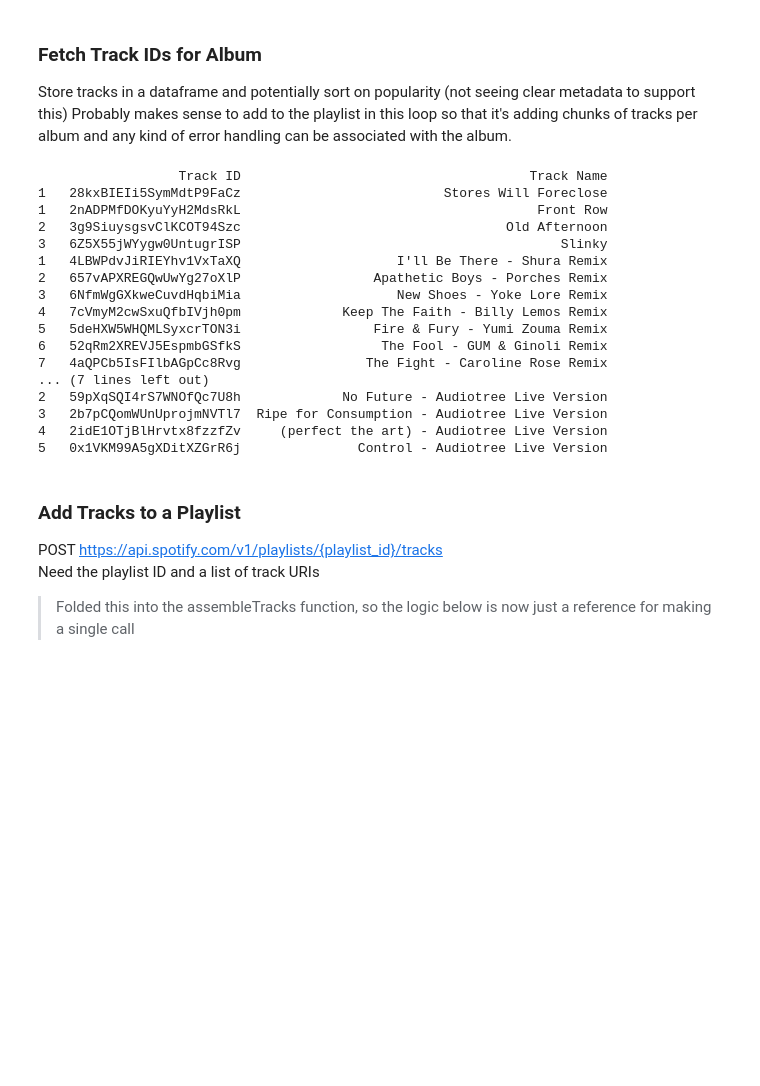
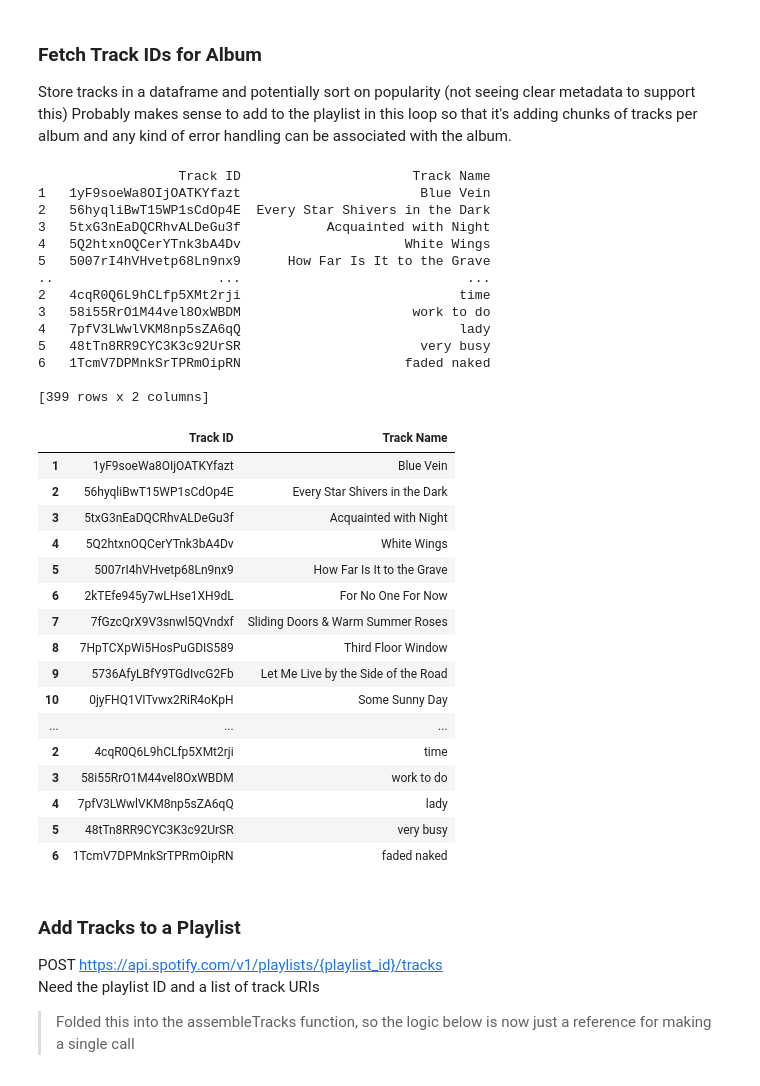
Before and after one commit to patrick-still/music-engine, a Jupyter notebook: assemble.ipynb, the cells around one changed output. Saved outputs shown, nothing was run; the diff lists cells and outputs as text; code cells hidden in the pictures; blank space fills up the shorter version.

Commit message:
Basic error handling and successful 20210220 playlist creation

```diff
--- a/assemble.ipynb
+++ b/assemble.ipynb
@@ -191,10 +236,13 @@ print(json.dumps(getUser, indent=2))
 Store tracks in a dataframe and potentially sort on popularity (not seeing clear metadata to support this)
 Probably makes sense to add to the playlist in this loop so that it's adding chunks of tracks per album and any kind of error handling can be associated with the album.
 # %%
-playlistID = "7tbpNELLGNiaEBvlGIewBd"
+playlistID = "2gYyxNXZL1heqZGx8CDUDN"
+newTracks = pd.DataFrame()
 
 def assembleTracks(albumDF, playlist):
-    newTracks = pd.DataFrame()
+
+    global newTracks
+
     # Assemble request to add the album's tracks to the target playlist which is passed as function parameter
     addTracksTarget = "https://api.spotify.com/v1/playlists/{}/tracks".format(playlist)
 
@@ -233,23 +281,41 @@ def assembleTracks(albumDF, playlist):
 
 assembleTracks(newAlbums, playlistID)
 # %% [output]
-                  Track ID                                     Track Name
-1   28kxBIEIi5SymMdtP9FaCz                          Stores Will Foreclose
-1   2nADPMfDOKyuYyH2MdsRkL                                      Front Row
-2   3g9SiuysgsvClKCOT94Szc                                  Old Afternoon
-3   6Z5X55jWYygw0UntugrISP                                         Slinky
-1   4LBWPdvJiRIEYhv1VxTaXQ                    I'll Be There - Shura Remix
-2   657vAPXREGQwUwYg27oXlP                 Apathetic Boys - Porches Remix
-3   6NfmWgGXkweCuvdHqbiMia                    New Shoes - Yoke Lore Remix
-4   7cVmyM2cwSxuQfbIVjh0pm             Keep The Faith - Billy Lemos Remix
-5   5deHXW5WHQMLSyxcrTON3i                 Fire & Fury - Yumi Zouma Remix
-6   52qRm2XREVJ5EspmbGSfkS                  The Fool - GUM & Ginoli Remix
-7   4aQPCb5IsFIlbAGpCc8Rvg                The Fight - Caroline Rose Remix
-... (7 lines left out)
-2   59pXqSQI4rS7WNOfQc7U8h             No Future - Audiotree Live Version
-3   2b7pCQomWUnUprojmNVTl7  Ripe for Consumption - Audiotree Live Version
-4   2idE1OTjBlHrvtx8fzzfZv     (perfect the art) - Audiotree Live Version
-5   0x1VKM99A5gXDitXZGrR6j               Control - Audiotree Live Version
+                  Track ID                      Track Name
+1   1yF9soeWa8OIjOATKYfazt                       Blue Vein
+2   56hyqliBwT15WP1sCdOp4E  Every Star Shivers in the Dark
+3   5txG3nEaDQCRhvALDeGu3f           Acquainted with Night
+4   5Q2htxnOQCerYTnk3bA4Dv                     White Wings
+5   5007rI4hVHvetp68Ln9nx9      How Far Is It to the Grave
+..                     ...                             ...
+2   4cqR0Q6L9hCLfp5XMt2rji                            time
+3   58i55RrO1M44vel8OxWBDM                      work to do
+4   7pfV3LWwlVKM8np5sZA6qQ                            lady
+5   48tTn8RR9CYC3K3c92UrSR                       very busy
+6   1TcmV7DPMnkSrTPRmOipRN                     faded naked
+
+[399 rows x 2 columns]
+# %%
+pd.set_option("display.max_rows", None)
+display(newTracks)
+# %% [output]
+|  | Track ID | Track Name |
+| 1 | 1yF9soeWa8OIjOATKYfazt | Blue Vein |
+| 2 | 56hyqliBwT15WP1sCdOp4E | Every Star Shivers in the Dark |
+| 3 | 5txG3nEaDQCRhvALDeGu3f | Acquainted with Night |
+| 4 | 5Q2htxnOQCerYTnk3bA4Dv | White Wings |
+| 5 | 5007rI4hVHvetp68Ln9nx9 | How Far Is It to the Grave |
+| 6 | 2kTEfe945y7wLHse1XH9dL | For No One For Now |
+| 7 | 7fGzcQrX9V3snwl5QVndxf | Sliding Doors & Warm Summer Roses |
+| 8 | 7HpTCXpWi5HosPuGDIS589 | Third Floor Window |
+| 9 | 5736AfyLBfY9TGdIvcG2Fb | Let Me Live by the Side of the Road |
+| 10 | 0jyFHQ1VITvwx2RiR4oKpH | Some Sunny Day |
+| ... | ... | ... |
+| 2 | 4cqR0Q6L9hCLfp5XMt2rji | time |
+| 3 | 58i55RrO1M44vel8OxWBDM | work to do |
+| 4 | 7pfV3LWwlVKM8np5sZA6qQ | lady |
+| 5 | 48tTn8RR9CYC3K3c92UrSR | very busy |
+| 6 | 1TcmV7DPMnkSrTPRmOipRN | faded naked |
 # %% [markdown]
 ### Add Tracks to a Playlist
 POST https://api.spotify.com/v1/playlists/{playlist_id}/tracks
```
Also changed, not shown: parts of 7 cells of this notebook.
